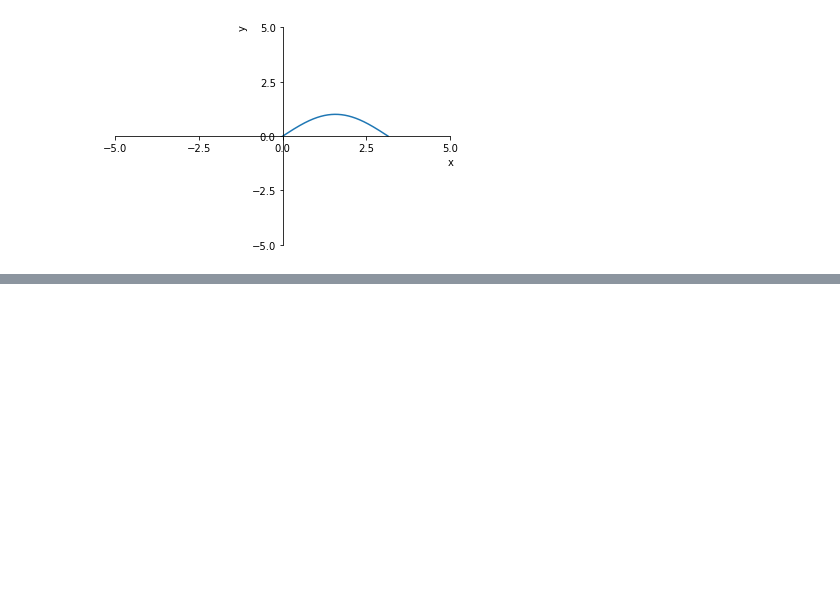
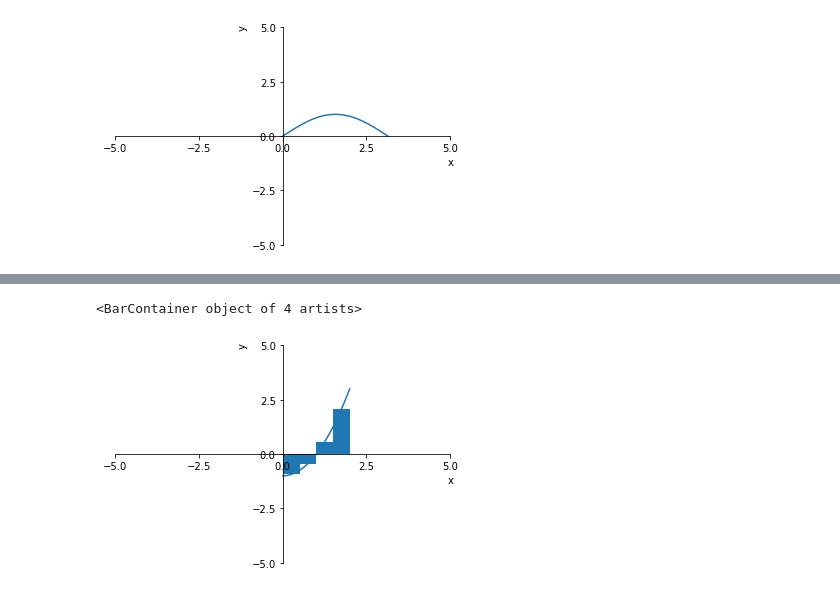
Before and after one commit to Zhurp2020/NLP-from-scratch, a Jupyter notebook: Thomas Calculus/Chapter 5 code.ipynb, the cells around one changed output, grey strips where cells are left out. Drawn from its saved outputs; the diff is of its cells as text; code cells hidden in the pictures; blank space fills up the shorter version.

```diff
--- a/Thomas Calculus/Chapter 5 code.ipynb
+++ b/Thomas Calculus/Chapter 5 code.ipynb
@@ -87,0 +115,9 @@ for i in [100,200,1000]:
+# %%
+def f(x):
+    return x**2 -1
+a = FunctionPlotter(f,3,np.linspace(0,2,1001))
+a.plot()
+a.ax.bar(np.linspace(0,1.5,4),height=f(np.linspace(0.25,1.75,4)),width=0.5,align = 'edge')
+# %% [output]
+<BarContainer object of 4 artists>
+[figure, added]
```
Also changed, not shown: parts of 3 cells of this notebook, 2 other files.
